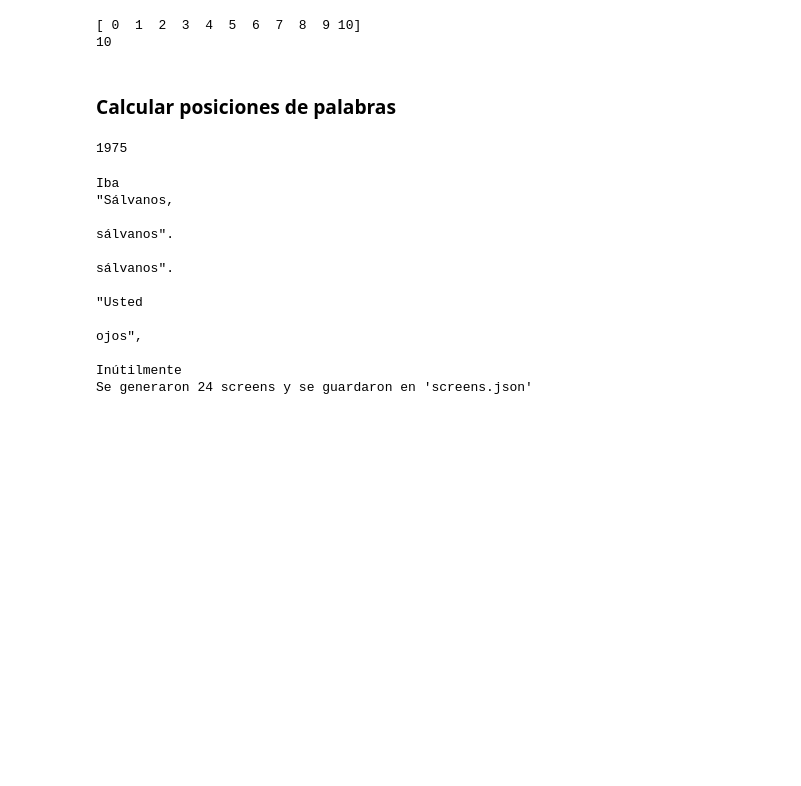
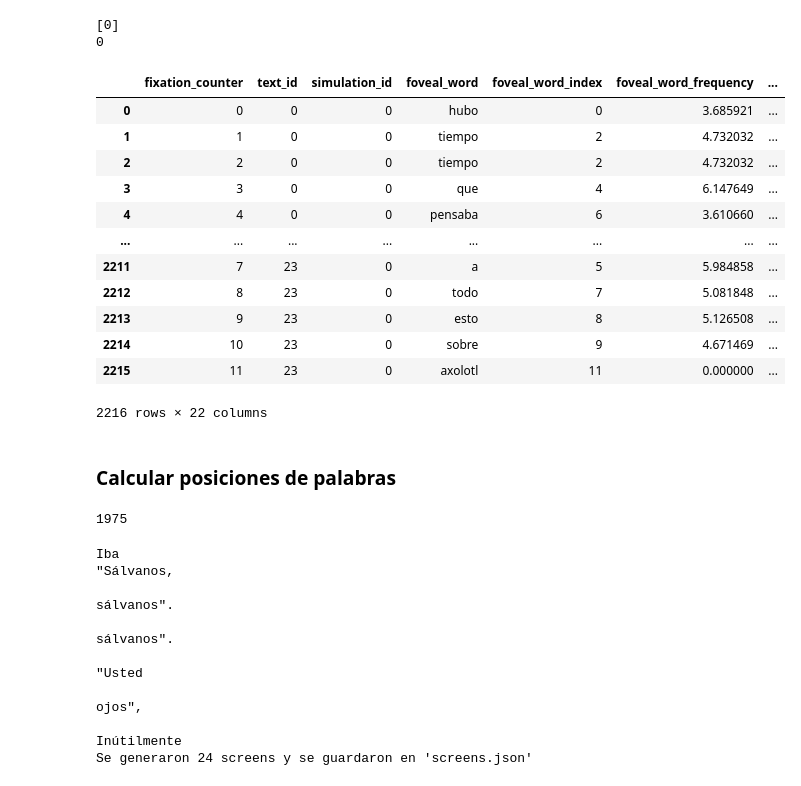
Before and after one commit to NeuroLIAA/reading-et, a Jupyter notebook: conversion/convertir.ipynb, the cells around one changed output. Drawn from its saved outputs; the diff is of its cells as text; code cells hidden in the pictures; blank space fills up the shorter version.

```diff
--- a/conversion/convertir.ipynb
+++ b/conversion/convertir.ipynb
@@ -6,17 +6,33 @@ import os
 from collections import defaultdict
 import random
 # %%
-input_path = "Simulaciones/Axolotl_ob1_11.tsv"
+input_path = "Simulaciones/sim_1_normal.tsv"
 df = pd.read_csv(input_path, sep="\t")
 simulation_ids = df['simulation_id'].unique()
 print(simulation_ids)
-sujeto = 'TM01'
-sim_id = 10
+sujeto = 'DG01'
+sim_id = 0
 print(sim_id)
 #sim_id = random.choice(simulation_ids)
 # %% [output]
-[ 0  1  2  3  4  5  6  7  8  9 10]
-10
+[0]
+0
+# %%
+df
+# %% [output]
+|  | fixation_counter | text_id | simulation_id | foveal_word | foveal_word_index | foveal_word_frequency | ... |
+| 0 | 0 | 0 | 0 | hubo | 0 | 3.685921 | ... |
+| 1 | 1 | 0 | 0 | tiempo | 2 | 4.732032 | ... |
+| 2 | 2 | 0 | 0 | tiempo | 2 | 4.732032 | ... |
+| 3 | 3 | 0 | 0 | que | 4 | 6.147649 | ... |
+| 4 | 4 | 0 | 0 | pensaba | 6 | 3.610660 | ... |
+| ... | ... | ... | ... | ... | ... | ... | ... |
+| 2211 | 7 | 23 | 0 | a | 5 | 5.984858 | ... |
+| 2212 | 8 | 23 | 0 | todo | 7 | 5.081848 | ... |
+| 2213 | 9 | 23 | 0 | esto | 8 | 5.126508 | ... |
+| 2214 | 10 | 23 | 0 | sobre | 9 | 4.671469 | ... |
+| 2215 | 11 | 23 | 0 | axolotl | 11 | 0.000000 | ... |
+2216 rows × 22 columns
 # %% [markdown]
 ### Calcular posiciones de palabras
 # %%
```
Also changed, not shown: parts of 6 cells of this notebook, 46 other files.
